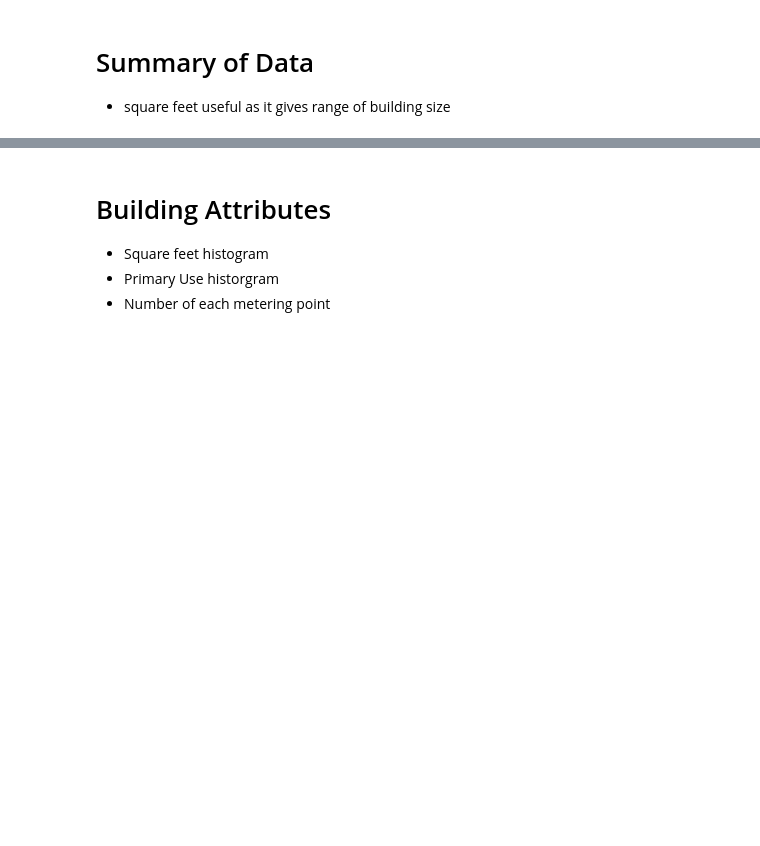
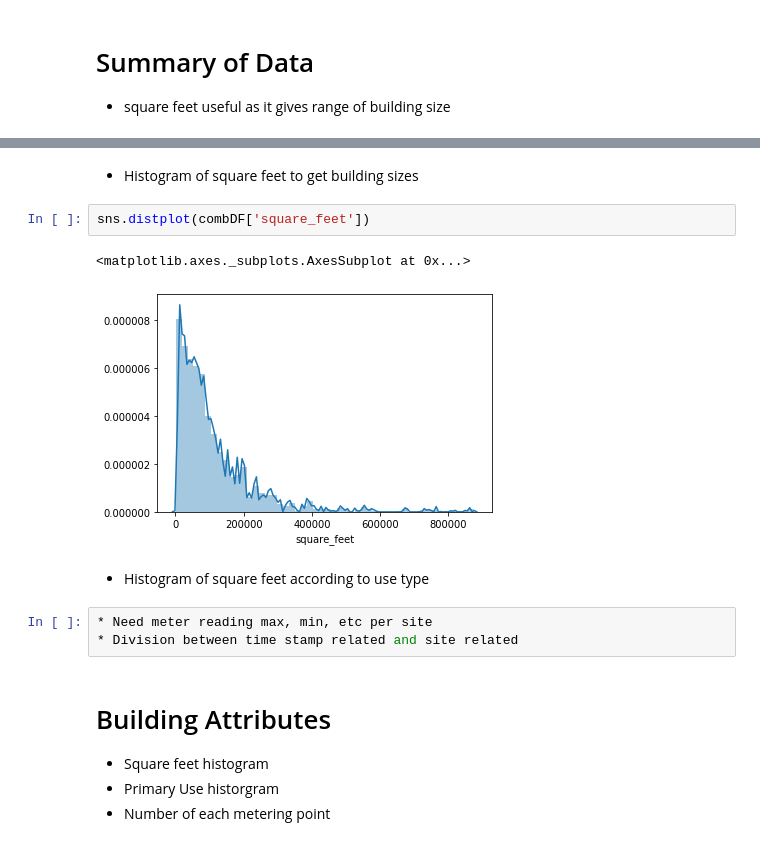
Before and after one commit to douglas-thoms/Projects, a Jupyter notebook: Energy.Predictor.2020/EDA/Distribution.Correlation.EDA.ipynb, the cells around one changed output, grey strips where cells are left out. Drawn from its saved outputs; the diff is of its cells as text; blank space fills up the shorter version.

```diff
--- a/Energy.Predictor.2020/EDA/Distribution.Correlation.EDA.ipynb
+++ b/Energy.Predictor.2020/EDA/Distribution.Correlation.EDA.ipynb
@@ -42,3 +86,15 @@ x.astype(object)
+# %% [markdown]
+* Histogram of square feet to get building sizes
+# %%
+sns.distplot(combDF['square_feet'])
+# %% [output]
+<matplotlib.axes._subplots.AxesSubplot at 0x...>
+[figure, added]
+# %% [markdown]
+* Histogram of square feet according to use type
+# %%
+* Need meter reading max, min, etc per site
+* Division between time stamp related and site related
 # %% [markdown]
 # Building Attributes
 * Square feet histogram
```
Also changed, not shown: parts of 8 cells of this notebook.
